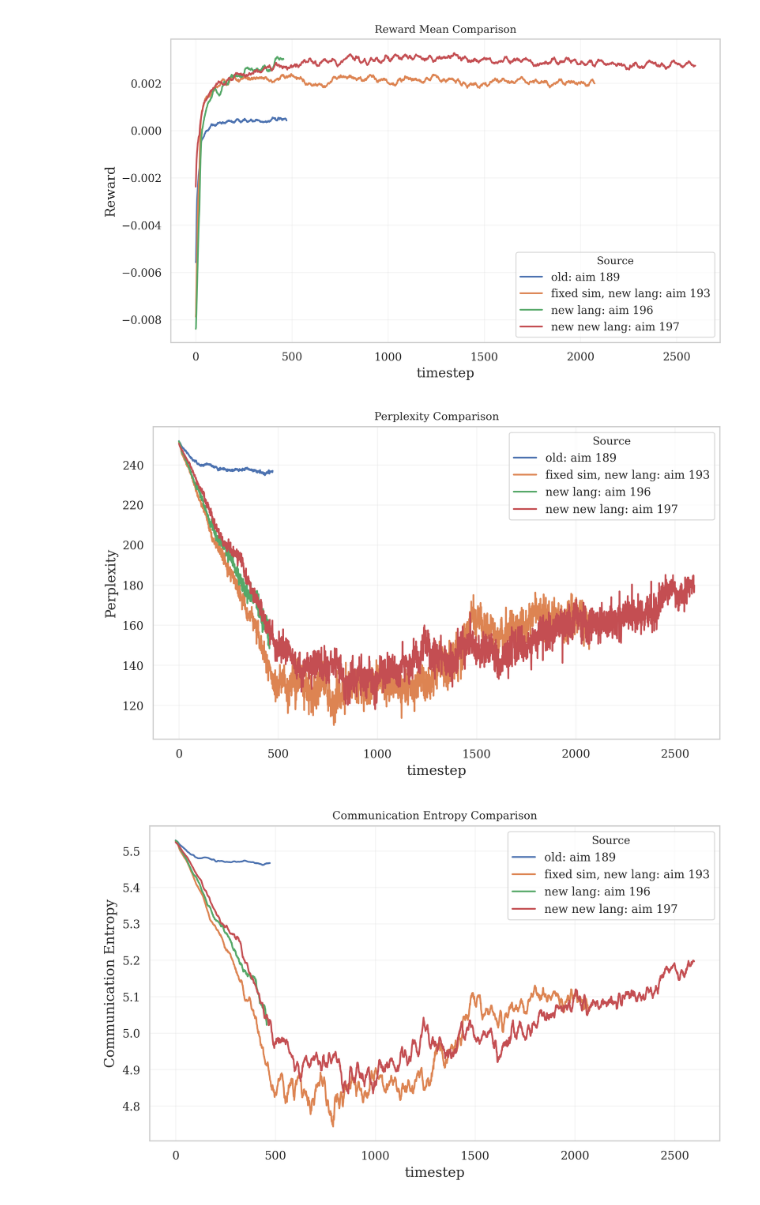
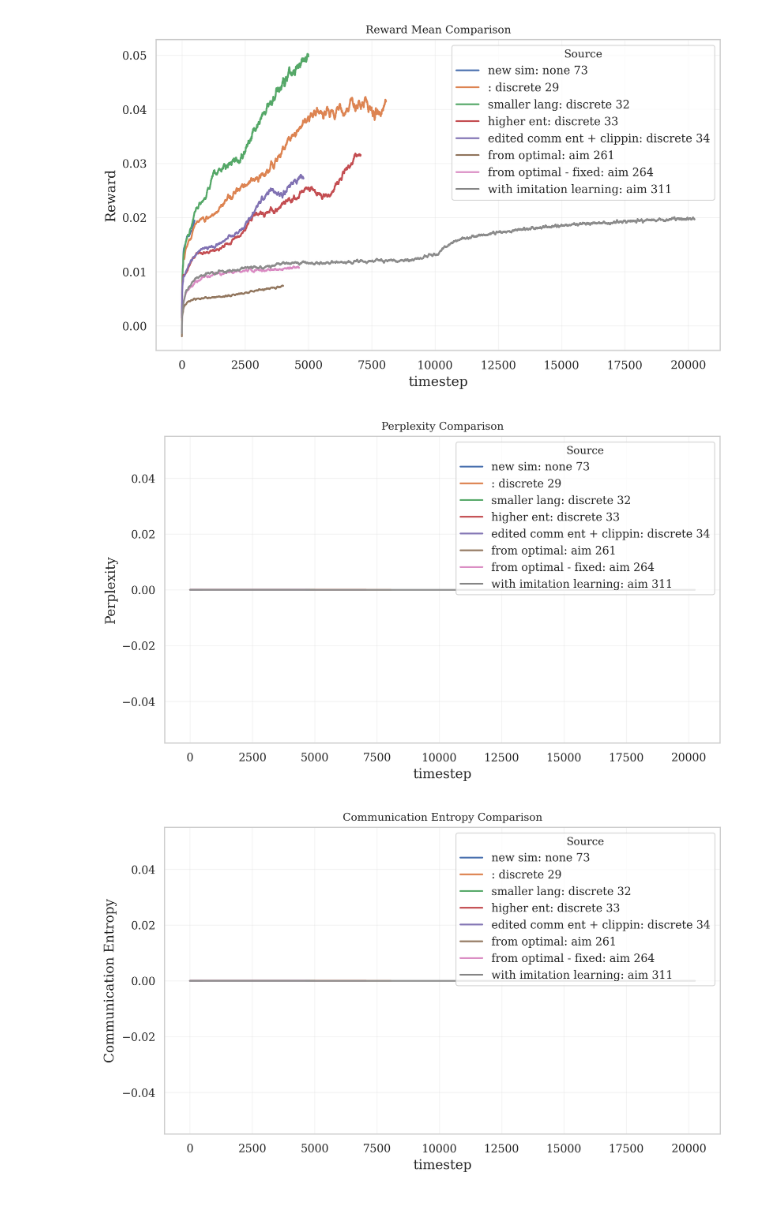
Before and after one commit to OGreenwood672/dissertation, a Jupyter notebook: Project/notebooks/analysis/main.ipynb, the cells around one changed output. Drawn from its saved outputs; the diff is of its cells as text; code cells hidden in the pictures.

Commit message:
Discrete, continuous, hq-vae, preparation, unit tests, imitation, configs

```diff
--- a/Project/notebooks/analysis/main.ipynb
+++ b/Project/notebooks/analysis/main.ipynb
@@ -24,12 +24,27 @@ FILES = [
     # ("aim", 190, "with inventory updated"),
     # ("aim", 191, "with no inventory updated, better reward"),
     # ("aim", 192, "spread"),
-    ("aim", 189, "old"),
+    # ("aim", 189, "old"),
     # ("none", 19, "parent"),
-    ("aim", 193, "fixed sim, new lang"),
-    ("aim", 196, "new lang"),
-    ("aim", 197, "new new lang")
+    # ("aim", 193, "fixed sim, new lang"),
+    # ("aim", 196, "new lang"),
+    # ("aim", 197, "new new lang"),
+    # ("discrete", 26, "new parent"),
+    # ("continuous", 10, ""),
+    # ("none", 68, "non-blind"),
+    # ("none", 69, "blind"),
+    # ("discrete", 27, "blind"),
+    # ("none", 71, "less obs")
 
+
+    ("none", 73, "new sim"),
+    ("discrete", 29, ""),
+    ("discrete", 32, "smaller lang"),
+    ("discrete", 33, "higher ent"),
+    ("discrete", 34, "edited comm ent + clippin"),
+    ("aim", 261, "from optimal"),
+    ("aim", 264, "from optimal - fixed"),
+    ("aim", 311, "with imitation learning")
 ]
 
 set_style()
@@ -48,16 +63,16 @@ def smoothen(df, key, factor):
 # %%
 fig, ax = plt.subplots(figsize=(9, 5))
 
-smoothen(df_plot, 'reward_mean', 20)
+smoothen(df_plot, 'reward_mean', 50)
 
 sns.lineplot(data=df_plot, x="timestep", y="reward_mean_smooth", hue="Source", ax=ax)
 
 plt.title("Reward Mean Comparison")
 plt.ylabel("Reward")
 plt.grid(True, alpha=0.2)
 plt.show()
 # %% [output]
-[figure, old version]
+[figure, new version]
 # %%
 fig, ax = plt.subplots(figsize=(9, 5))
 
@@ -68,7 +83,7 @@ plt.ylabel("Perplexity")
 plt.grid(True, alpha=0.2)
 plt.show()
 # %% [output]
-[figure, old version]
+[figure, new version]
 # %%
 fig, ax = plt.subplots(figsize=(9, 5))
 
@@ -81,7 +96,7 @@ plt.ylabel("Communication Entropy")
 plt.grid(True, alpha=0.2)
 plt.show()
 # %% [output]
-[figure, old version]
+[figure, new version]
 # %%
 fig, ax = plt.subplots(figsize=(9, 5))
 
```
Also changed, not shown: parts of 6 cells of this notebook, 45 other files.
